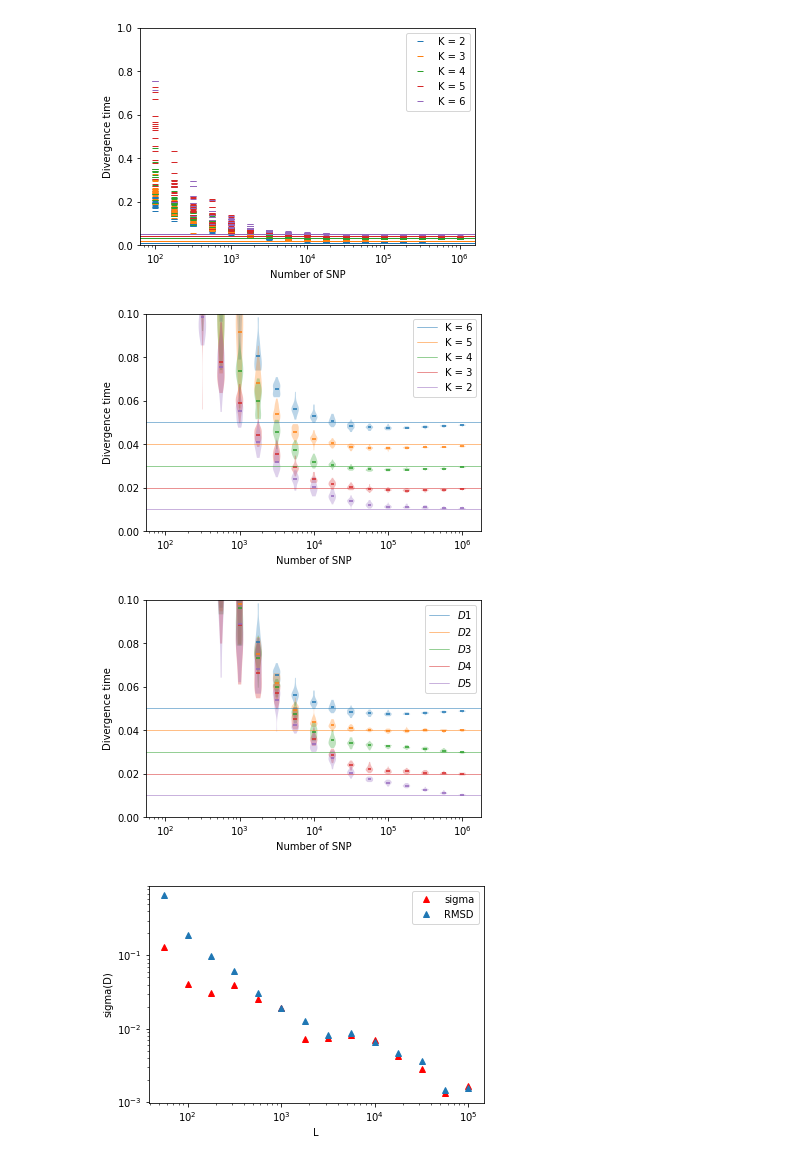
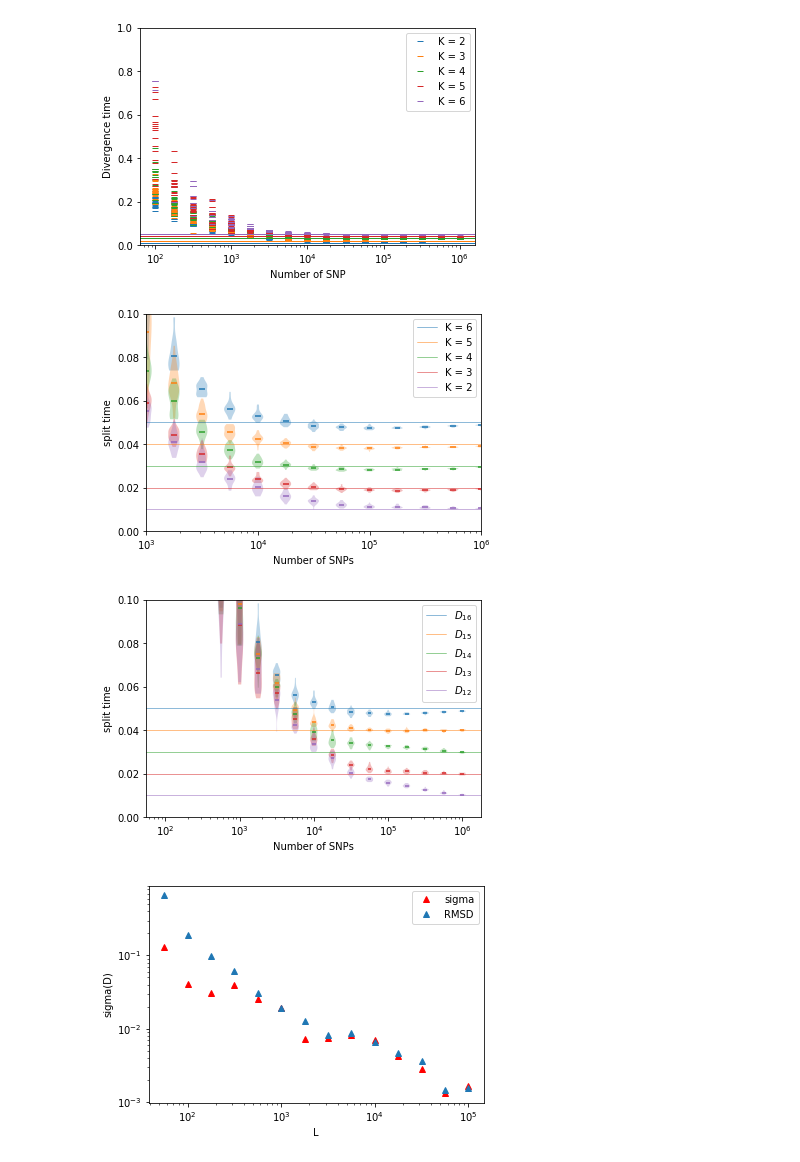
Before and after one commit to frederic-michaud/medeas_simulation, a Jupyter notebook: n_population/analyse_result.ipynb, the cells around one changed output. Drawn from its saved outputs; the diff is of its cells as text; code cells hidden in the pictures.

```diff
--- a/n_population/analyse_result.ipynb
+++ b/n_population/analyse_result.ipynb
@@ -61,39 +61,40 @@ plt.savefig(os.path.join(simulation_subfolder,"largest_splitting_time_n_pop.pdf"
 # %%
 prop_cycle = plt.rcParams['axes.prop_cycle']
 colors = prop_cycle.by_key()['color']
-plt.xlabel("Number of SNP")
-plt.ylabel("Divergence time")
+plt.xlabel("Number of SNPs")
+plt.ylabel("split time")
 plt.ylim((0.0,0.1))
 w = 0.1
 width = lambda p, w: 10**(np.log10(p)+w/2.)-10**(np.log10(p)-w/2.)
 for index_K, distance_all_L_one_K in enumerate(reversed(distance_all_L_all_K)):
     all_nb_of_snps = np.unique(distance_all_L_one_K[:,0])
     all_box = [distance_all_L_one_K[distance_all_L_one_K[:,0]==nb_of_snip,1] for nb_of_snip in all_nb_of_snps]
     plt.violinplot(all_box,positions=all_nb_of_snps, widths=width(all_nb_of_snps,w),showmeans = True,showextrema=False)
     plt.axhline(y=(5-index_K)*0.01,c=colors[index_K],linewidth = 0.5,label = f'K = {6-index_K}')
 plt.xscale("log")
-#plt.xlim((10**1.7,10**4.7))
+plt.xlim((1000,1000000))
 plt.legend()
 plt.savefig(os.path.join(simulation_subfolder,"largest_splitting_time_n_pop_bis.pdf"))
 # %% [output]
-[figure, old version]
+[figure, new version]
 # %%
 prop_cycle = plt.rcParams['axes.prop_cycle']
 colors = prop_cycle.by_key()['color']
-plt.xlabel("Number of SNP")
-plt.ylabel("Divergence time")
+plt.xlabel("Number of SNPs")
+plt.ylabel("split time")
 plt.ylim((0,0.1))
 all_distances_6_pop = distance_all_L_all_K[4]
 for index_distance in range(1,6):
     all_nb_of_snps = np.unique(all_distances_6_pop[:,0])
     all_box = [all_distances_6_pop[all_distances_6_pop[:,0]==nb_of_snip,index_distance] for nb_of_snip in all_nb_of_snps]
     plt.violinplot(all_box,positions=all_nb_of_snps, widths=width(all_nb_of_snps,w),showmeans = True,showextrema=False)
-    plt.axhline(y=(6-index_distance)*0.01,c=colors[index_distance-1],linewidth = 0.5,label = '$D{}$'.format(index_distance))
+    leg = 'D_{' + str(10+7-index_distance) + "}"
+    plt.axhline(y=(6-index_distance)*0.01,c=colors[index_distance-1],linewidth = 0.5,label = f'${leg}$')
 plt.xscale("log")
 plt.legend()
 plt.savefig(os.path.join(simulation_subfolder,"splitting_time_6_pop_bis.pdf"))
 # %% [output]
-[figure, old version]
+[figure, new version]
 # %%
 
 fig = plt.figure()
```
Also changed, not shown: 5 other files.
